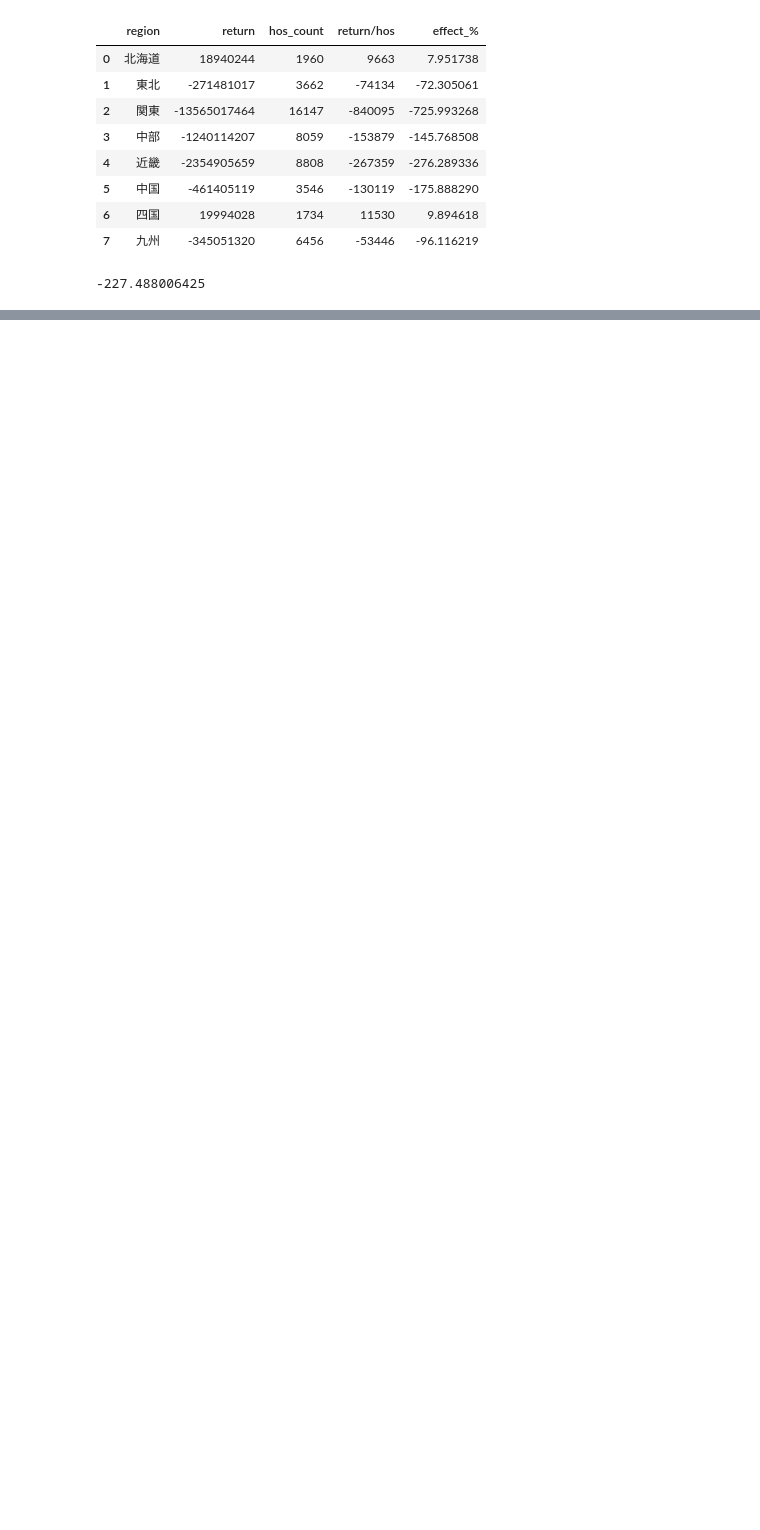
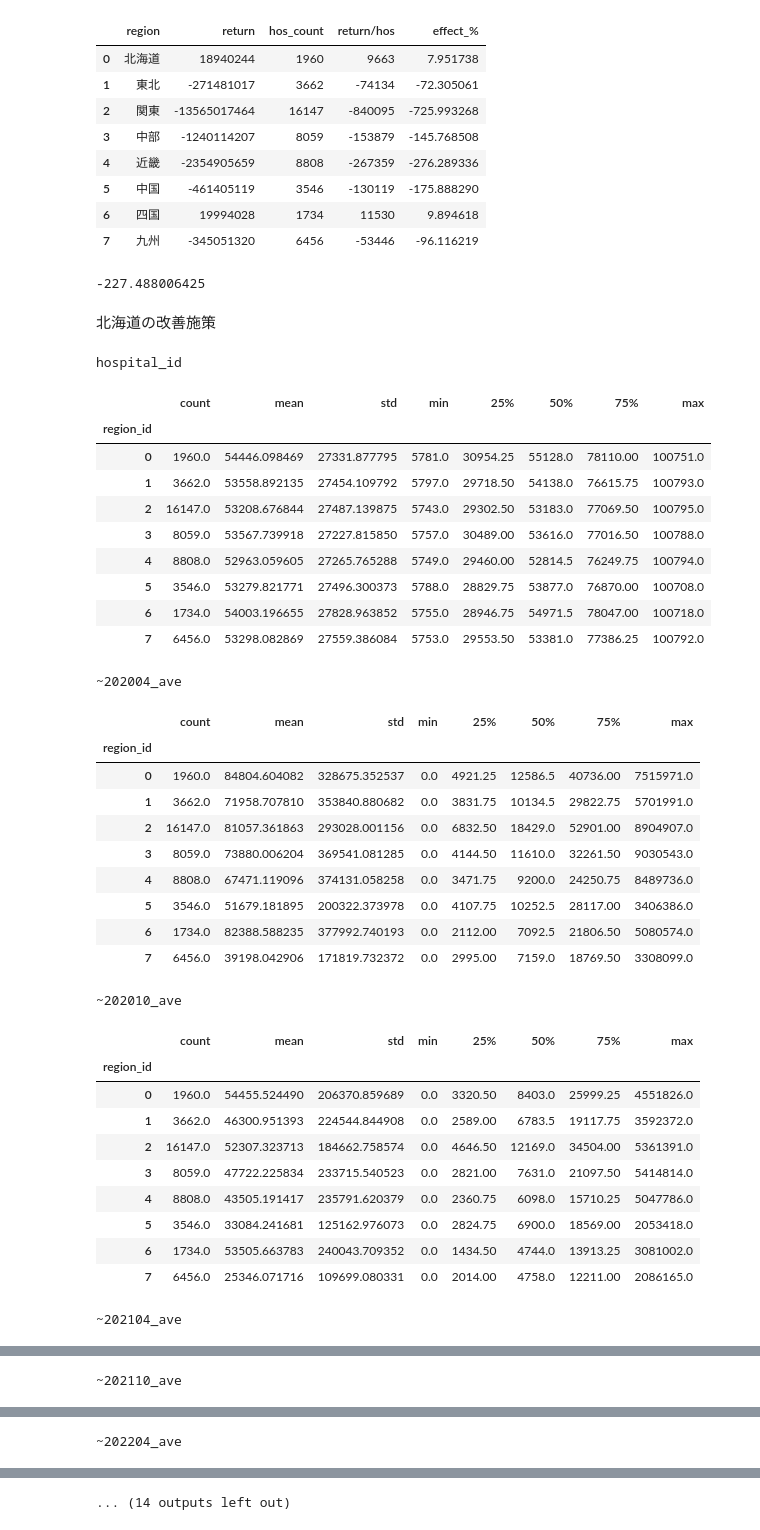
Before and after one commit to uehiratakumu/VScode, a Jupyter notebook: M3_intern/eda.ipynb, the cells around one changed output, grey strips where cells are left out. Drawn from its saved outputs; the diff is of its cells as text; code cells hidden in the pictures; blank space fills up the shorter version.

```diff
--- a/M3_intern/eda.ipynb
+++ b/M3_intern/eda.ipynb
@@ -1652,9 +1652,9 @@ for k in range(8):
     return_re0 = []
     hos_count = []
     for j in range(2):
-        sales_m = sales_mrkun[sales_mrkun.columns.values][sales_mrkun["dr_count"] != -1][sales_mrkun["region_id"] == k][sales_mrkun["has_visit"]==j]#[sales_mrkun["~202204_ave"]<sales_mrkun["~202204_ave"].quantile(0.75)+(sales_mrkun["~202204_ave"].quantile(0.75)-sales_mrkun["~202204_ave"].quantile(0.25))]
+        sales_m = sales_mrkun[sales_mrkun.columns.values][sales_mrkun["dr_count"] != -1][sales_mrkun["region_id"] == k][sales_mrkun["has_kahun"]==j]#[sales_mrkun["~202204_ave"]<sales_mrkun["~202204_ave"].quantile(0.75)+(sales_mrkun["~202204_ave"].quantile(0.75)-sales_mrkun["~202204_ave"].quantile(0.25))]
         sales_re0 = sales_m.copy()
-        X = sales_m[["~202004_ave", "~202010_ave", "~202104_ave","~202110_ave","has_kahun"]]
+        X = sales_m[["~202004_ave", "~202010_ave", "~202104_ave","~202110_ave","has_visit"]]
         Z = sales_m["has_mrkun"]
         sales_m.describe()
         exog = sm.add_constant(X) # 切片の追加
@@ -1823,0 +1828,41 @@ return_region_list.to_csv("return_region.csv",index=False)
+# %% [markdown]
+北海道の改善施策
+# %%
+for i in range(len(sales_mrkun.columns.values)):
+    print(sales_mrkun.columns.values[i])
+    display(sales_mrkun.groupby("region_id")[sales_mrkun.columns.values[i]].describe())
+# %% [output]
+hospital_id
+|  | count | mean | std | min | 25% | 50% | 75% | max |
+| region_id |  |  |  |  |  |  |  |  |
+| 0 | 1960.0 | 54446.098469 | 27331.877795 | 5781.0 | 30954.25 | 55128.0 | 78110.00 | 100751.0 |
+| 1 | 3662.0 | 53558.892135 | 27454.109792 | 5797.0 | 29718.50 | 54138.0 | 76615.75 | 100793.0 |
+| 2 | 16147.0 | 53208.676844 | 27487.139875 | 5743.0 | 29302.50 | 53183.0 | 77069.50 | 100795.0 |
+| 3 | 8059.0 | 53567.739918 | 27227.815850 | 5757.0 | 30489.00 | 53616.0 | 77016.50 | 100788.0 |
+| 4 | 8808.0 | 52963.059605 | 27265.765288 | 5749.0 | 29460.00 | 52814.5 | 76249.75 | 100794.0 |
+| 5 | 3546.0 | 53279.821771 | 27496.300373 | 5788.0 | 28829.75 | 53877.0 | 76870.00 | 100708.0 |
+| 6 | 1734.0 | 54003.196655 | 27828.963852 | 5755.0 | 28946.75 | 54971.5 | 78047.00 | 100718.0 |
+| 7 | 6456.0 | 53298.082869 | 27559.386084 | 5753.0 | 29553.50 | 53381.0 | 77386.25 | 100792.0 |
+~202004_ave
+|  | count | mean | std | min | 25% | 50% | 75% | max |
+| region_id |  |  |  |  |  |  |  |  |
+| 0 | 1960.0 | 84804.604082 | 328675.352537 | 0.0 | 4921.25 | 12586.5 | 40736.00 | 7515971.0 |
+| 1 | 3662.0 | 71958.707810 | 353840.880682 | 0.0 | 3831.75 | 10134.5 | 29822.75 | 5701991.0 |
+| 2 | 16147.0 | 81057.361863 | 293028.001156 | 0.0 | 6832.50 | 18429.0 | 52901.00 | 8904907.0 |
+| 3 | 8059.0 | 73880.006204 | 369541.081285 | 0.0 | 4144.50 | 11610.0 | 32261.50 | 9030543.0 |
+| 4 | 8808.0 | 67471.119096 | 374131.058258 | 0.0 | 3471.75 | 9200.0 | 24250.75 | 8489736.0 |
+| 5 | 3546.0 | 51679.181895 | 200322.373978 | 0.0 | 4107.75 | 10252.5 | 28117.00 | 3406386.0 |
+| 6 | 1734.0 | 82388.588235 | 377992.740193 | 0.0 | 2112.00 | 7092.5 | 21806.50 | 5080574.0 |
+| 7 | 6456.0 | 39198.042906 | 171819.732372 | 0.0 | 2995.00 | 7159.0 | 18769.50 | 3308099.0 |
+~202010_ave
+|  | count | mean | std | min | 25% | 50% | 75% | max |
+| region_id |  |  |  |  |  |  |  |  |
+| 0 | 1960.0 | 54455.524490 | 206370.859689 | 0.0 | 3320.50 | 8403.0 | 25999.25 | 4551826.0 |
+| 1 | 3662.0 | 46300.951393 | 224544.844908 | 0.0 | 2589.00 | 6783.5 | 19117.75 | 3592372.0 |
+| 2 | 16147.0 | 52307.323713 | 184662.758574 | 0.0 | 4646.50 | 12169.0 | 34504.00 | 5361391.0 |
+| 3 | 8059.0 | 47722.225834 | 233715.540523 | 0.0 | 2821.00 | 7631.0 | 21097.50 | 5414814.0 |
+| 4 | 8808.0 | 43505.191417 | 235791.620379 | 0.0 | 2360.75 | 6098.0 | 15710.25 | 5047786.0 |
+| 5 | 3546.0 | 33084.241681 | 125162.976073 | 0.0 | 2824.75 | 6900.0 | 18569.00 | 2053418.0 |
+| 6 | 1734.0 | 53505.663783 | 240043.709352 | 0.0 | 1434.50 | 4744.0 | 13913.25 | 3081002.0 |
+| 7 | 6456.0 | 25346.071716 | 109699.080331 | 0.0 | 2014.00 | 4758.0 | 12211.00 | 2086165.0 |
+~202104_ave
@@ -1823,0 +1879 @@ return_region_list.to_csv("return_region.csv",index=False)
+~202110_ave
@@ -1823,0 +1890 @@ return_region_list.to_csv("return_region.csv",index=False)
+~202204_ave
@@ -1823,0 +1901 @@ return_region_list.to_csv("return_region.csv",index=False)
+... (14 outputs left out)
```
Also changed, not shown: parts of 18 cells of this notebook, 4 other files.
